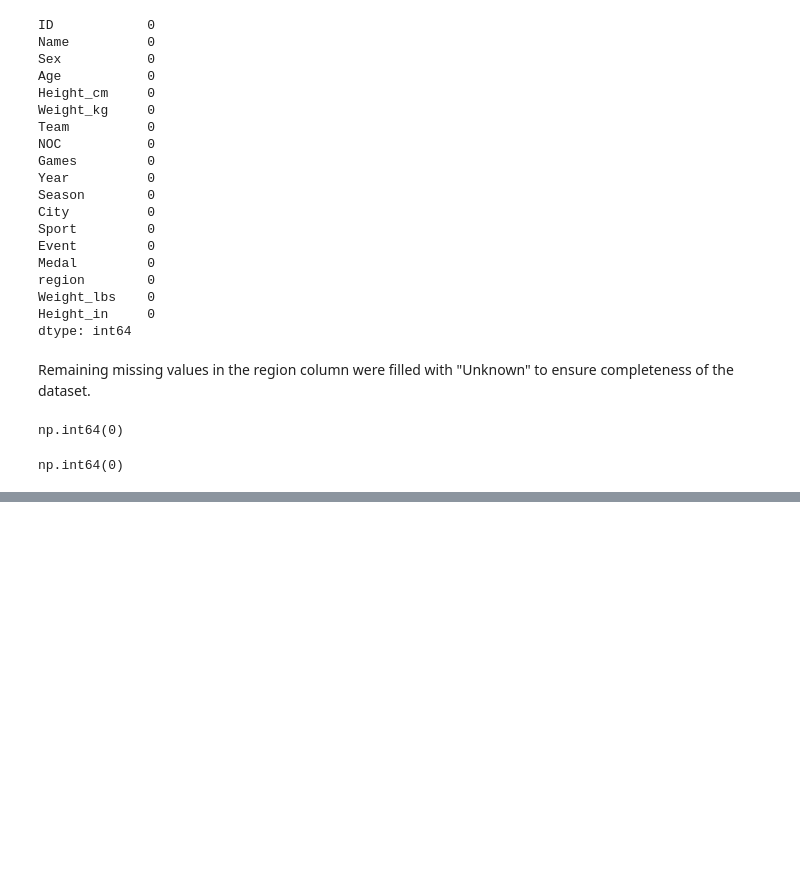
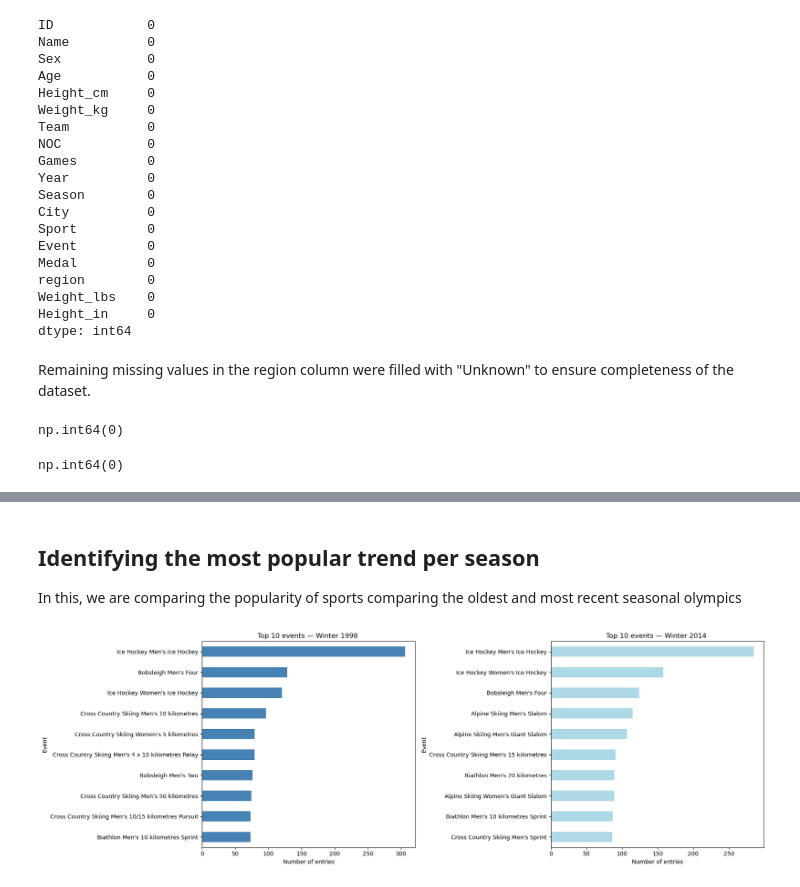
Before and after one commit to aramsay1026/ad450-data-analysis-project, a Jupyter notebook: notebooks/02_data_cleaning.ipynb, the cells around one changed output, grey strips where cells are left out. Saved outputs shown, nothing was run; the diff lists cells and outputs as text; code cells hidden in the pictures; blank space fills up the shorter version.

```diff
--- a/notebooks/02_data_cleaning.ipynb
+++ b/notebooks/02_data_cleaning.ipynb
@@ -263,0 +367,25 @@ df.to_csv("../data/cleaned/cleaned_olympics_data.csv", index=False)
+# %% [markdown]
+## Identifying the most popular trend per season
+
+In this, we are comparing the popularity of sports comparing the oldest and most recent seasonal olympics
+# %%
+df_1998 = df[df["Year"] == 1998]
+df_2014 = df[df["Year"] == 2014]
+
+top_1998 = df_1998["Event"].value_counts().head(10)
+top_2014 = df_2014["Event"].value_counts().head(10)
+
+fig, axes = plt.subplots(1, 2, figsize=(18, 6))
+
+top_1998.sort_values().plot(kind="barh", ax=axes[0], color="steelblue")
+axes[0].set_title("Top 10 events — Winter 1998 ")
+axes[0].set_xlabel("Number of entries")
+
+top_2014.sort_values().plot(kind="barh", ax=axes[1], color="lightblue")
+axes[1].set_title("Top 10 events — Winter 2014 ")
+axes[1].set_xlabel("Number of entries")
+
+plt.tight_layout()
+plt.show()
+# %% [output]
+[figure, added]
```
Also changed, not shown: parts of 14 cells of this notebook, 3 other files.
